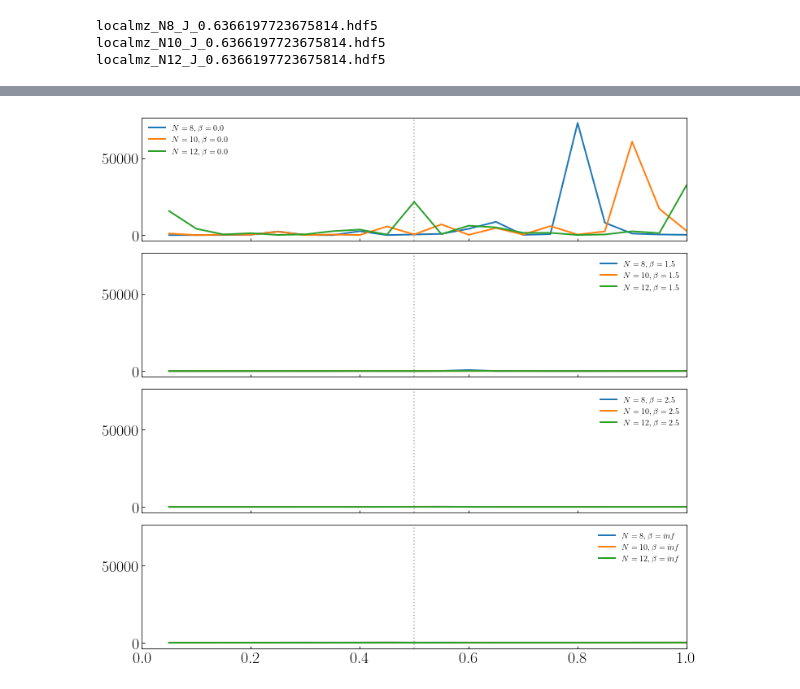
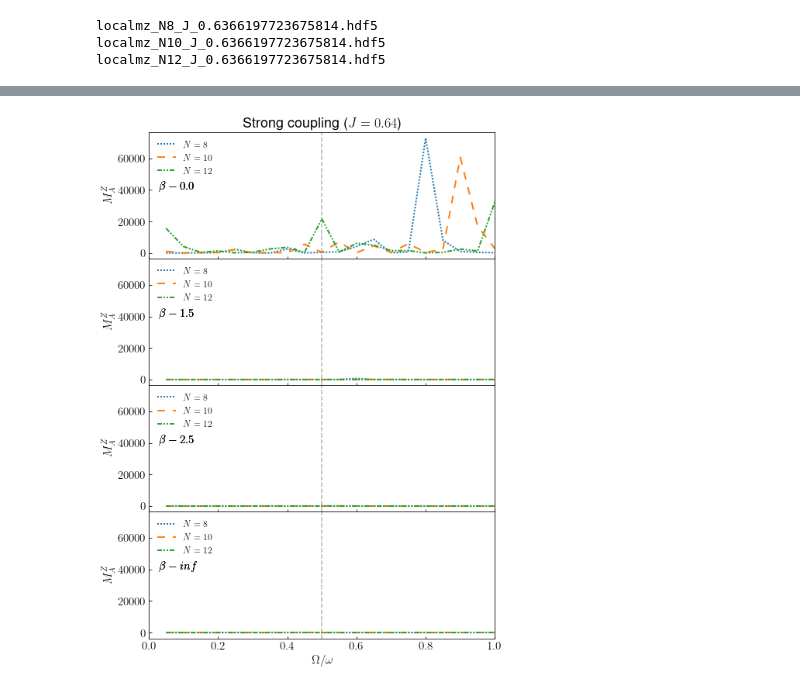
Before and after one commit to rahmahi/Chimera_Time_Crystal, a Jupyter notebook: codes/larger_steps_different_N/fft_long_multipleN.ipynb, the cells around one changed output, grey strips where cells are left out. Drawn from its saved outputs; the diff is of its cells as text; code cells hidden in the pictures.

```diff
--- a/codes/larger_steps_different_N/fft_long_multipleN.ipynb
+++ b/codes/larger_steps_different_N/fft_long_multipleN.ipynb
@@ -10,20 +10,29 @@ localmz_N12_J_0.6366197723675814.hdf5
 import h5py
 import numpy as np
 import matplotlib.pyplot as plt
-
-
 from mpl_toolkits.axes_grid1.inset_locator import inset_axes
 from scipy.signal import find_peaks
 from lmfit.models import LinearModel
 
-plt.rcParams.update({"figure.figsize": (12, 12),"text.usetex": True,"font.family": "sans-serif",
-    "font.size": 20,"font.sans-serif": ["Helvetica"]})
+plt.rcParams.update({"figure.figsize": (8, 12),"text.usetex": True,"font.family": "sans-serif",
+    "font.size": 15,"font.sans-serif": ["Helvetica"]})
+linestyle_tuple = [
+     ('dotted',                (0, (1, 1))),
+     ('dashed',                (0, (5, 5))),
+     ('densely dashdotdotted', (0, (3, 1, 1, 1, 1, 1)))]
+
+fig, axs = plt.subplots(4, 1, sharey=True, sharex=True)
+plt.subplots_adjust(wspace=0.25, hspace=0.0)
 
 steps = 20001
-freq_threshold = 0.3
+freq_threshold = 0.1
+legendftsize = 12
 
-fig, axs = plt.subplots(4, 1, sharey=True, sharex=True)
-plt.subplots_adjust(wspace=0.2, hspace=0.1)
+omega = 20.0
+w = omega
+T = 2 * np.pi/w
+
+
 Ns = []
 
 
@@ -34,7 +43,7 @@ with open("regional_mz_fft.txt", 'r') as fp:
 
     for xx in range(0,x):
         filename = lines[xx][:-1]
-        print('\n',filename, xx)
+        print(filename, xx)
 
         with h5py.File(filename, "r") as f:
             datas = f['mz'][()]
@@ -43,11 +52,8 @@ with open("regional_mz_fft.txt", 'r') as fp:
             N = f.attrs['N']
             Jvalue = f.attrs['Jvalue']
 
-        omega = 20.0
-        w = omega
-        T = 2 * np.pi/w
 
-        print('N=', N)
+
         for b, beta in enumerate(betas):
 
             datap = np.zeros((N, len(times)))
@@ -64,8 +70,8 @@ with open("regional_mz_fft.txt", 'r') as fp:
             y = np.abs(fft_values[mask])**2
             x = frequencies[mask]
 
-            line, = axs[b].plot(x/w, y,linewidth=2.0,label = fr'$N={N}, \beta = {beta}$')
-            axs[b].axvline(x=0.5, color = 'black', ls = 'dotted',alpha = 0.1)
+            line, = axs[b].plot(x/w, y,linewidth=2.0,label = fr'$N={N}$', linestyle = linestyle_tuple[xx][1])
+            axs[b].axvline(x=0.5, color = 'black', ls = 'dashed',alpha = 0.1)
 
             peak_idx, peak_props = find_peaks(y, prominence = 0.5, distance = None)
             peak_pos = x[peak_idx]/w
@@ -80,21 +86,36 @@ with open("regional_mz_fft.txt", 'r') as fp:
             most_prominent_idx = np.argmax(after_proms)
             prominent_freq_after = peaks_after[most_prominent_idx]
             beat_freq = np.abs(prominent_freq_after-prominent_freq_before)
-
-            print('beta=',beta,'beat_freq-',beat_freq)
             btfr[b][xx] = beat_freq
 
-
-            axs[b].set_xlim(0,1)
-            #axs[b].set_ylim(bottom = 0.1)
             axs[b].tick_params(which='both', axis="x", direction="in")
             axs[b].tick_params(which='both', axis="y", direction="in")
-
-            axs[b].legend(fontsize = 10, frameon = False)
+            axs[b].set_xlim(0,1)
+            #axs[b].set_ylim(bottom = 0.5)
             #axs[b].set_yscale('log')
+            axs[b].legend(fontsize = legendftsize, frameon = False, loc =2)
+            axs[b].text(0.03, 40000, fr"$\beta-{beta}$")
+            axs[b].set_ylabel(r"$M^Z_A$")
         Ns.append(N)
 
-#plt.yscale('log')
-#plt.legend(fontsize = 10, frameon = False)
+'''
+for i in range(4):
+    beta = betas[i]
+    axs[-1].plot(Ns, btfr[i], label = fr"$\beta = {beta}$")
+    axs[-1].scatter(Ns, btfr[i])
+
+axs[-1].set_xticks([8,10,12])
+axs[-1].set_xlabel(r"$N$")
+axs[-1].set_ylabel("Beat freq")
+axs[-1].legend(frameon =False, loc = 6, fontsize = 12)
+
+'''
+axs[0].set_title(fr"Strong coupling ($J={Jvalue:2.2f}$)")
+axs[-1].set_xlabel(r"$\Omega/\omega$")
+
+
+figname = 'regional_mag_FFT_strong.pdf'
+plt.savefig(figname, bbox_inches='tight', pad_inches=0.0)
+
 plt.show()
 # %% [output]
@@ -121,2 +125,2 @@ beta= inf beat_freq- 1.0
-[figure, old version]
+[figure, new version]
 # %%
```
Also changed, not shown: parts of 2 cells of this notebook.
